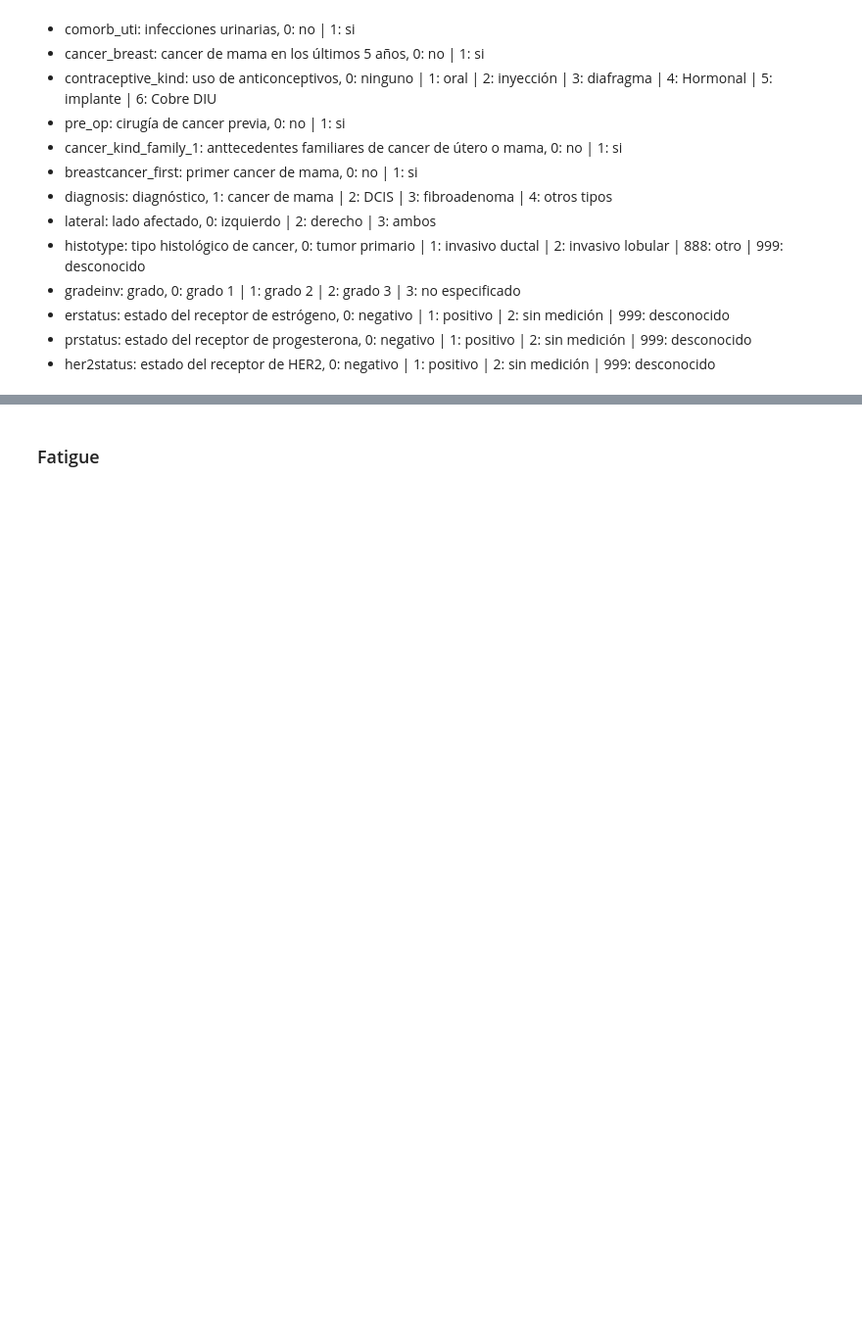
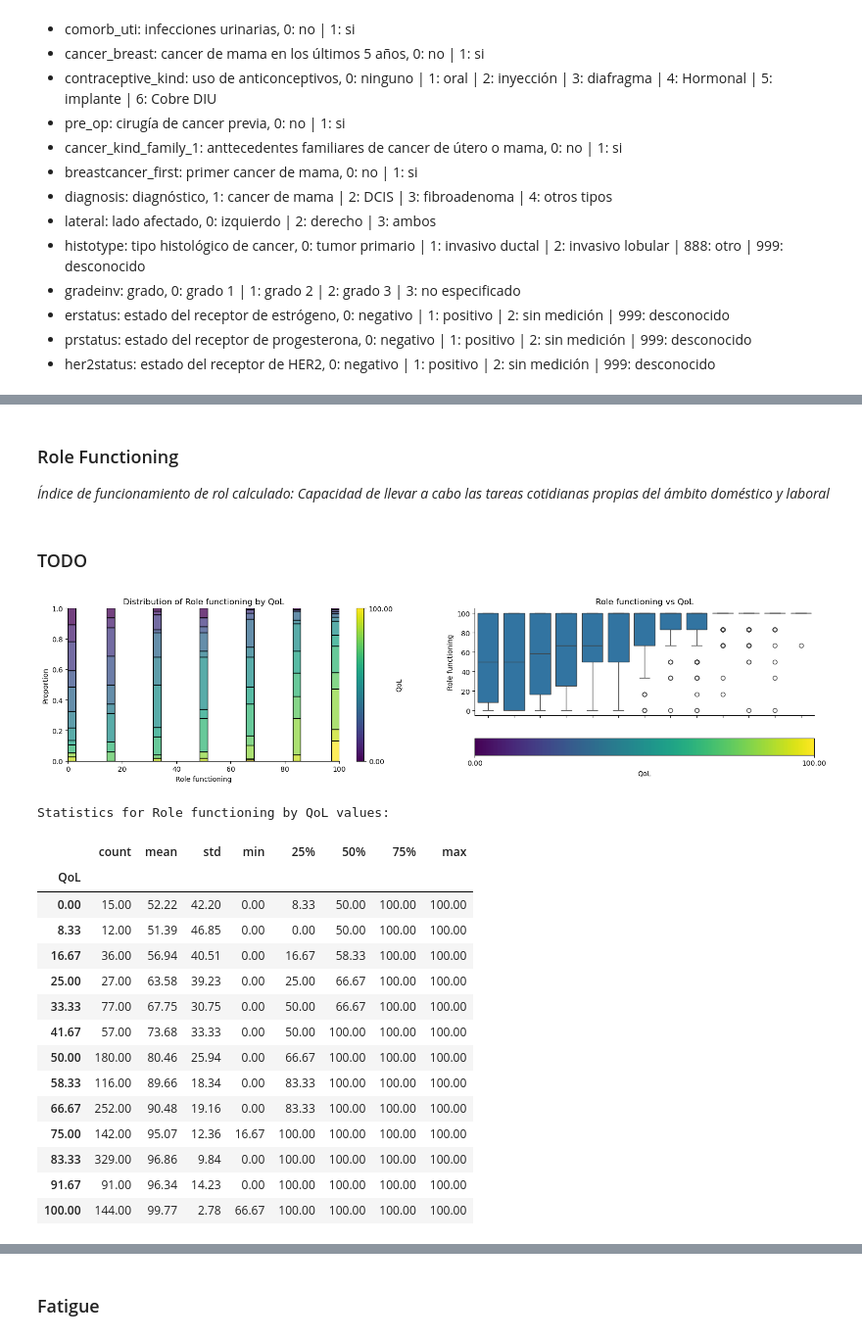
Before and after one commit to ppimas-uoc/TFG---Inteligencia-Artificial, a Jupyter notebook: Fase 2/01_EDA.ipynb, the cells around one changed output, grey strips where cells are left out. Shown at 98% size. Cells and saved outputs as stored; diff of their text form; code cells hidden in the pictures; blank space fills up the shorter version.

```diff
--- a/Fase 2/01_EDA.ipynb
+++ b/Fase 2/01_EDA.ipynb
@@ -484,0 +301,26 @@ df_qlq_C30 = df_qlq_C30.rename(columns= {
+# %% [markdown]
+### Role Functioning
+*Índice de funcionamiento de rol calculado: Capacidad de llevar a cabo las tareas cotidianas propias del ámbito doméstico y laboral*
+# %% [markdown]
+### TODO
+# %%
+# Visualización de los atributos más destacables de la variable
+afn.viz_single_variable(df_C30, 'Role functioning')
+# %% [output]
+[figure, added]
+Statistics for Role functioning by QoL values:
+|  | count | mean | std | min | 25% | 50% | 75% | max |
+| QoL |  |  |  |  |  |  |  |  |
+| 0.00 | 15.00 | 52.22 | 42.20 | 0.00 | 8.33 | 50.00 | 100.00 | 100.00 |
+| 8.33 | 12.00 | 51.39 | 46.85 | 0.00 | 0.00 | 50.00 | 100.00 | 100.00 |
+| 16.67 | 36.00 | 56.94 | 40.51 | 0.00 | 16.67 | 58.33 | 100.00 | 100.00 |
+| 25.00 | 27.00 | 63.58 | 39.23 | 0.00 | 25.00 | 66.67 | 100.00 | 100.00 |
+| 33.33 | 77.00 | 67.75 | 30.75 | 0.00 | 50.00 | 66.67 | 100.00 | 100.00 |
+| 41.67 | 57.00 | 73.68 | 33.33 | 0.00 | 50.00 | 100.00 | 100.00 | 100.00 |
+| 50.00 | 180.00 | 80.46 | 25.94 | 0.00 | 66.67 | 100.00 | 100.00 | 100.00 |
+| 58.33 | 116.00 | 89.66 | 18.34 | 0.00 | 83.33 | 100.00 | 100.00 | 100.00 |
+| 66.67 | 252.00 | 90.48 | 19.16 | 0.00 | 83.33 | 100.00 | 100.00 | 100.00 |
+| 75.00 | 142.00 | 95.07 | 12.36 | 16.67 | 100.00 | 100.00 | 100.00 | 100.00 |
+| 83.33 | 329.00 | 96.86 | 9.84 | 0.00 | 100.00 | 100.00 | 100.00 | 100.00 |
+| 91.67 | 91.00 | 96.34 | 14.23 | 0.00 | 100.00 | 100.00 | 100.00 | 100.00 |
+| 100.00 | 144.00 | 99.77 | 2.78 | 66.67 | 100.00 | 100.00 | 100.00 | 100.00 |
```
Also changed, not shown: parts of 117 cells of this notebook, 4 other files.
